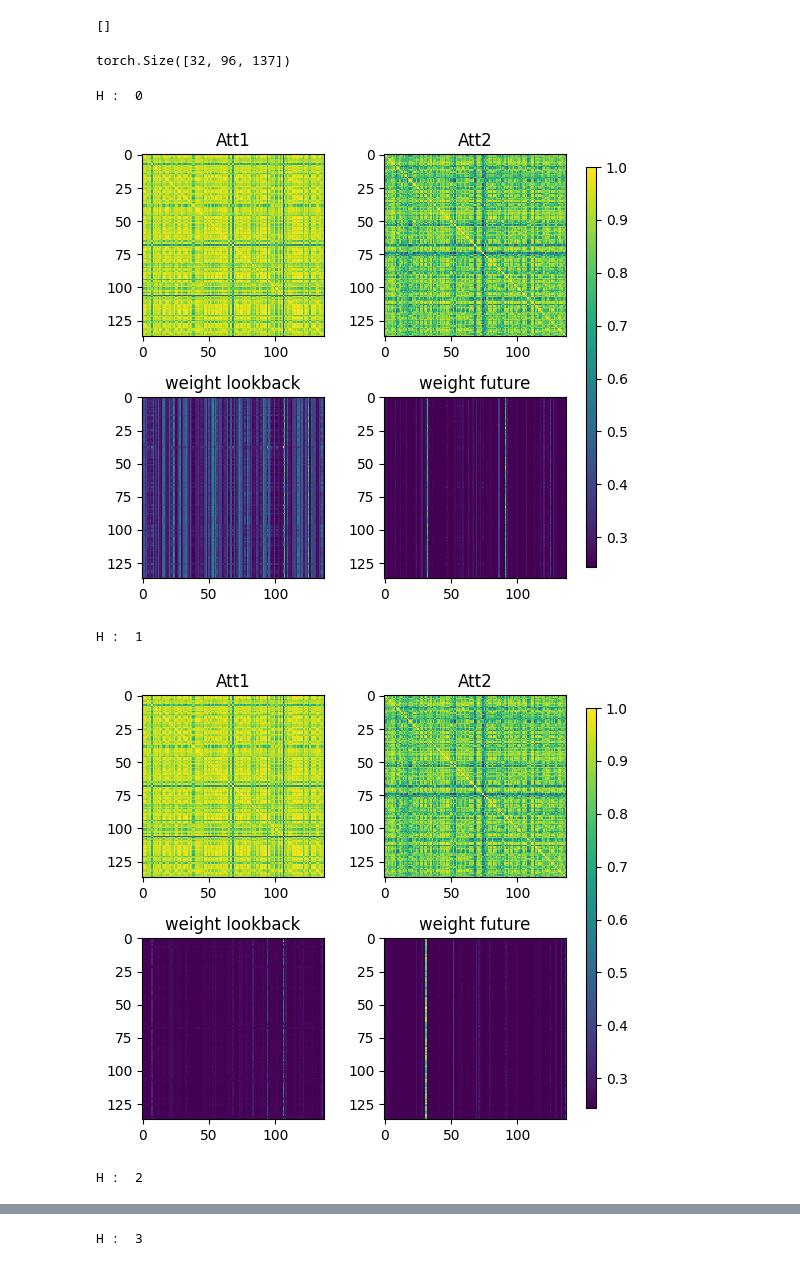
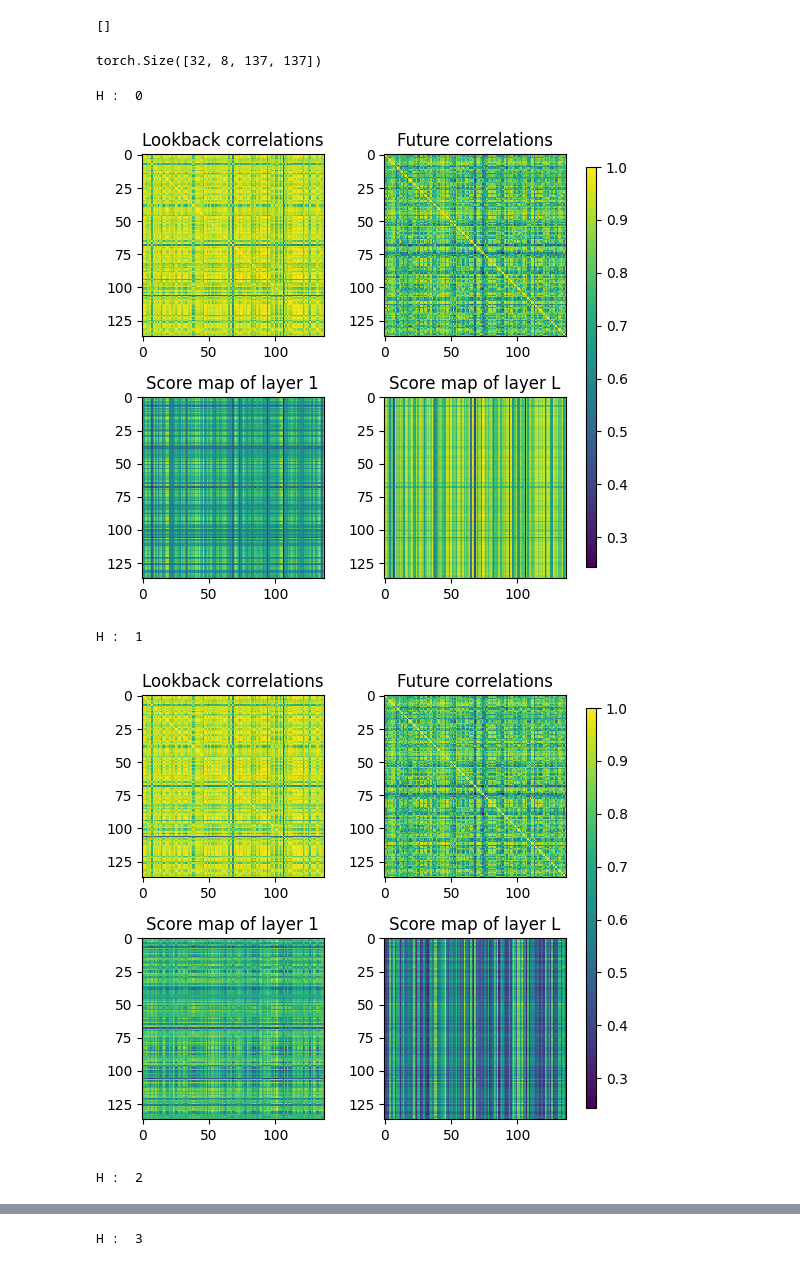
Before and after one commit to nour-bouchouchi/M2-iTransformer, a Jupyter notebook: correlation.ipynb, the cells around one changed output, grey strips where cells are left out. Drawn from its saved outputs; the diff is of its cells as text; code cells hidden in the pictures.

```diff
--- a/correlation.ipynb
+++ b/correlation.ipynb
@@ -55,63 +62,66 @@ A
 # %% [output]
 []
 # %%
-itransformer.liste_attention = []
+nb_ite = 0
+
 for x,y in test_loader :
+    itransformer.liste_attention = []
     x = x.float().to(device)
     itransformer(x, True)
-    break
+
+    if nb_ite == 1 :
+        break
+    nb_ite+=1
-# %%
-for x,y in test_loader :
-    print(x.shape)
-    break
-# %% [output]
-torch.Size([32, 96, 137])
 # %%
 A1 = itransformer.liste_attention[0]
 A2 = itransformer.liste_attention[1]
+# %%
+A1.shape
+# %% [output]
+torch.Size([32, 8, 137, 137])
 # %%
-i = 24
+i = 2
 # %%
-c_lookback = x[i,:,:].T
+c_lookback = x[i,:,:].T.cpu()
 corr_lookback = np.corrcoef(c_lookback)
-c_lookforward = y[i,:,:].T
+c_lookforward = y[i,:,:].T.cpu()
 corr_lookforward = np.corrcoef(c_lookforward)
 
 for h in range(8):
     print("H : ",h)
     Att1 = A1[:, h, :, :]
     Att2 = A2[:, h, :, :]
 
     fig = plt.figure(figsize=(5, 5))
 
     ax1 = plt.subplot2grid((2, 2), (0, 0))
     im1 = ax1.imshow(corr_lookback, cmap='viridis', interpolation='nearest')
-    ax1.set_title('Att1')
+    ax1.set_title('Lookback correlations')
 
     ax2 = plt.subplot2grid((2, 2), (0, 1))
     im2 = ax2.imshow(corr_lookforward, cmap='viridis', interpolation='nearest')
-    ax2.set_title('Att2')
+    ax2.set_title('Future correlations')
     ax3 = plt.subplot2grid((2, 2), (1, 0))
 
     im3 = ax3.imshow(Att1[i].detach().to('cpu'), cmap='viridis', interpolation='nearest')
-    ax3.set_title('weight lookback')
+    ax3.set_title('Score map of layer 1')
 
     ax4 = plt.subplot2grid((2, 2), (1, 1))
     im4 = ax4.imshow(Att2[i].detach().to('cpu'), cmap='viridis', interpolation='nearest')
-    ax4.set_title('weight future')
+    ax4.set_title('Score map of layer L')
 
     # Ajouter une colorbar commune à droite du graphique
     cbar_ax = fig.add_axes([1, 0.1, 0.02, 0.8])
     fig.colorbar(im1, cax=cbar_ax)
 
     # Ajuster l'espacement entre les subplots
     plt.tight_layout()
 
     # Afficher le graphique
     plt.show()
 # %% [output]
 H :  0
-[figure, old version]
+[figure, new version]
 H :  1
-[figure, old version]
+[figure, new version]
 H :  2
```
Also changed, not shown: parts of 7 cells of this notebook, 15 other files.
